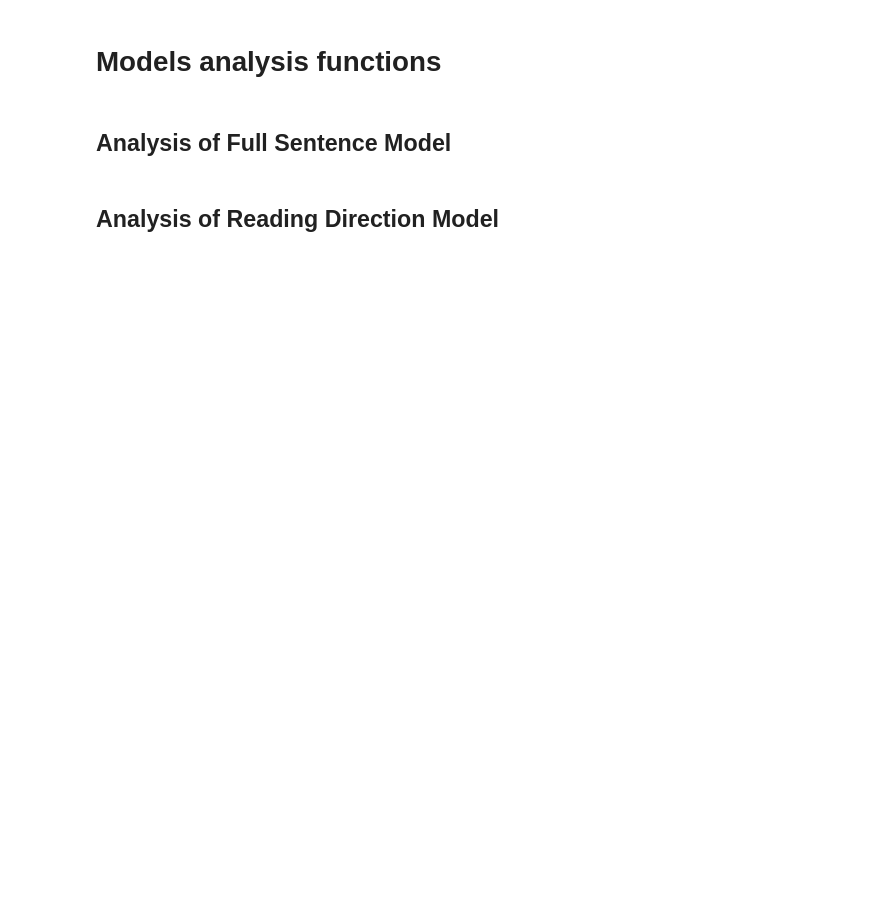
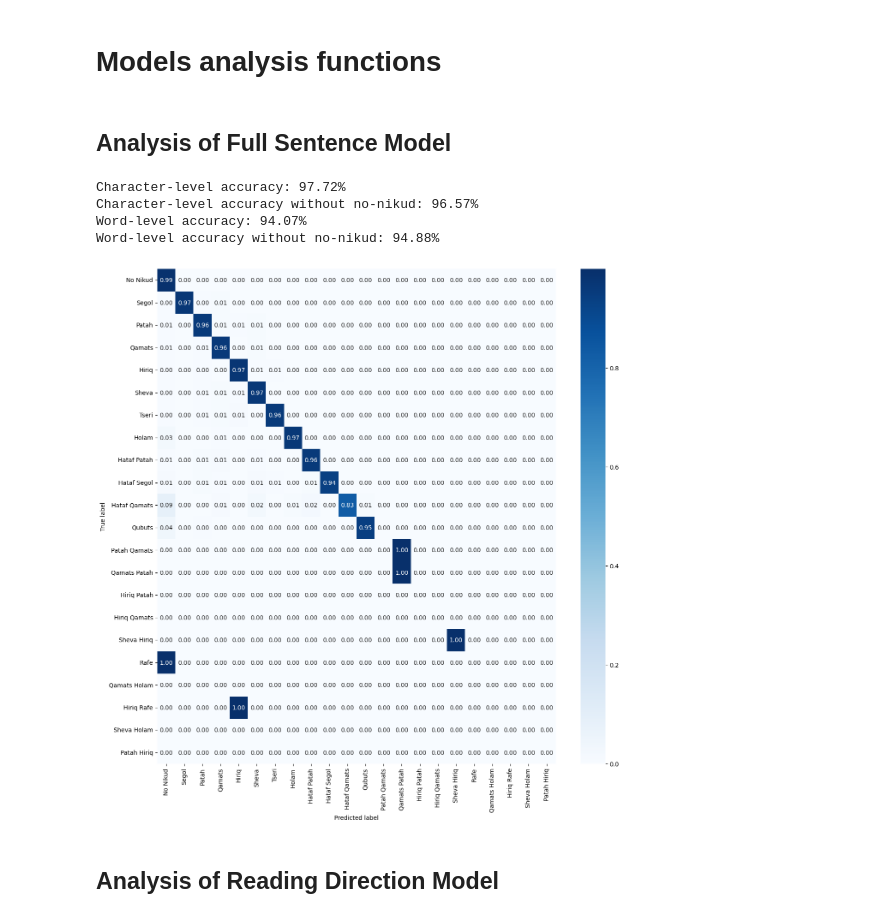
Before and after one commit to Lior-Baruch/Partial_Diacritization, a Jupyter notebook: PunctuationRestoration_DualModel_LSTM.ipynb, the cells around one changed output. Cells and saved outputs as stored; diff of their text form; code cells hidden in the pictures; blank space fills up the shorter version.

```diff
--- a/PunctuationRestoration_DualModel_LSTM.ipynb
+++ b/PunctuationRestoration_DualModel_LSTM.ipynb
@@ -934,7 +854,7 @@ char_embedding_dim = 32
 word_hidden_dim = 16
 char_hidden_dim = 512
 num_labels = len(label_to_id)
-num_epochs = 20
+num_epochs = 10
 learning_rate = 0.001
 no_nikud_weight = 1
 
@@ -1189,7 +1120,7 @@ char_embedding_dim = 64
 word_hidden_dim = 32
 char_hidden_dim = 512
 num_labels = len(label_to_id)
-num_epochs = 20
+num_epochs = 8
 learning_rate = 0.001
 no_nikud_weight = 1
 
@@ -1695,7 +1548,7 @@ def plot_confusion_matrix(actuals, predictions, labels):
     cm = cm.astype('float') / (cm.sum(axis=1)[:, np.newaxis] + epsilon)
     cm[np.isnan(cm)] = 0
     plt.figure(figsize=(15, 15))
-    sns.heatmap(cm, annot=True, cmap='Blues', xticklabels=labels, yticklabels=labels)#, fmt='.2f')
+    sns.heatmap(cm, annot=True, cmap='Blues', xticklabels=labels, yticklabels=labels, fmt='.2f')
     plt.ylabel("True label")
     plt.xlabel("Predicted label")
     plt.show()
@@ -1721,24 +1574,30 @@ def convert_labels_to_names(actuals, predictions, label_to_id):
 ## Analysis of Full Sentence Model
 # %%
 # get predictions for the test set
-actuals, predictions, word_lengths = predict_full_sentence_model(full_sentence_model, test_loader)
-# convert the actual labels and the predictions to lists
-actuals = [id_to_label[label.item()] for label in actuals]
-predictions = [id_to_label[label.item()] for label in predictions]
-# predictions, actual_labels, all_words = predict_full_sentence_model(model, test_loader)
-char_accuracy = compute_character_accuracy(actuals, predictions)
-char_accuracy_without_no_nikud = compute_character_accuracy_without_no_nikud(actuals, predictions)
-# word_boundaries = [batch["word_indices"] for batch in test_loader]  # Assuming this is how word boundaries are stored.
-word_accuracy = compute_word_accuracy(actuals, predictions, word_lengths)
-word_accuracy_without_no_nikud = compute_word_accuracy_without_no_nikud(actuals, predictions, word_lengths)
-
+Full_sentence_actuals, Full_sentence_predictions, Full_sentence_word_lengths = predict_full_sentence_model(full_sentence_model, test_loader)
+# convert the actual labels and the predictions to the original labels (not the ids)
+Full_sentence_actuals = [id_to_label[label.item()] for label in Full_sentence_actuals]
+Full_sentence_predictions = [id_to_label[label.item()] for label in Full_sentence_predictions]
+# compute the accuracy
+char_accuracy = compute_character_accuracy(Full_sentence_actuals, Full_sentence_predictions)
+char_accuracy_without_no_nikud = compute_character_accuracy_without_no_nikud(Full_sentence_actuals, Full_sentence_predictions)
+word_accuracy = compute_word_accuracy(Full_sentence_actuals, Full_sentence_predictions, Full_sentence_word_lengths)
+word_accuracy_without_no_nikud = compute_word_accuracy_without_no_nikud(Full_sentence_actuals, Full_sentence_predictions, Full_sentence_word_lengths)
+# print the results
 print(f"Character-level accuracy: {char_accuracy:.2%}")
 print(f"Character-level accuracy without no-nikud: {char_accuracy_without_no_nikud:.2%}")
 print(f"Word-level accuracy: {word_accuracy:.2%}")
 print(f"Word-level accuracy without no-nikud: {word_accuracy_without_no_nikud:.2%}")
 # convert the labels to names
-actuals, predictions, label_names = convert_labels_to_names(actuals, predictions, label_to_id)
-plot_confusion_matrix(actuals, predictions, list(label_names.values()))
+Full_sentence_actuals, Full_sentence_predictions, label_names = convert_labels_to_names(Full_sentence_actuals, Full_sentence_predictions, label_to_id)
+# plot the confusion matrix
+plot_confusion_matrix(Full_sentence_actuals, Full_sentence_predictions, list(label_names.values()))
+# %% [output]
+Character-level accuracy: 97.72%
+Character-level accuracy without no-nikud: 96.57%
+Word-level accuracy: 94.07%
+Word-level accuracy without no-nikud: 94.88%
+[figure, added]
 # %% [markdown]
 ## Analysis of Reading Direction Model
 # %%
```
Also changed, not shown: parts of 51 cells of this notebook.
